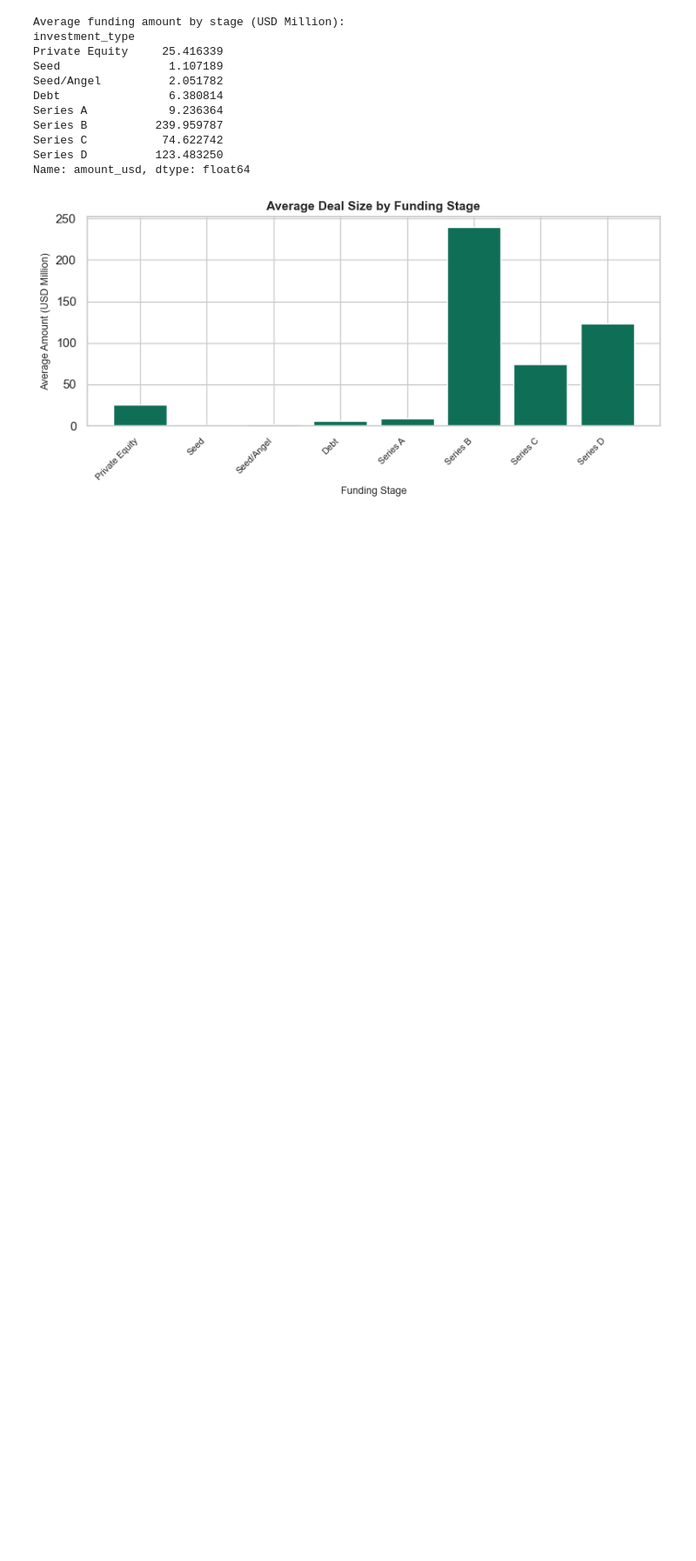
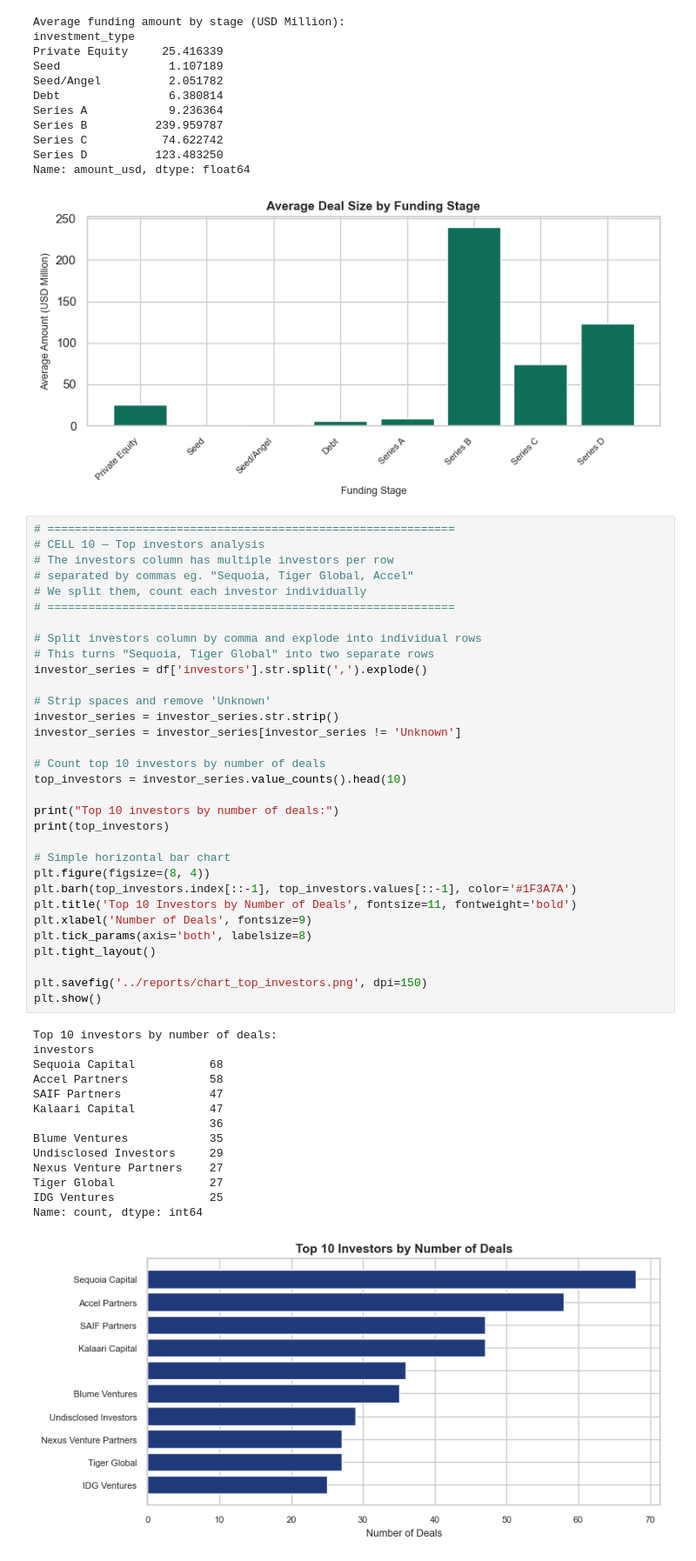
Before and after one commit to Harnoor0718/indian-startup-ecosystem-analysis, a Jupyter notebook: notebooks/02_eda_funding_trends.ipynb, the cells around one changed output. Shown at 87% size. Drawn from its saved outputs; the diff is of its cells as text; blank space fills up the shorter version.

Commit message:
feat: EDA notebook - investor analysis and year-over-year growth rate charts

```diff
--- a/notebooks/02_eda_funding_trends.ipynb
+++ b/notebooks/02_eda_funding_trends.ipynb
@@ -405,3 +405,50 @@ Series C           74.622742
 Series D          123.483250
 Name: amount_usd, dtype: float64
 [figure]
+# %%
+# ============================================================
+# CELL 10 — Top investors analysis
+# The investors column has multiple investors per row
+# separated by commas eg. "Sequoia, Tiger Global, Accel"
+# We split them, count each investor individually
+# ============================================================
+
+# Split investors column by comma and explode into individual rows
+# This turns "Sequoia, Tiger Global" into two separate rows
+investor_series = df['investors'].str.split(',').explode()
+
+# Strip spaces and remove 'Unknown'
+investor_series = investor_series.str.strip()
+investor_series = investor_series[investor_series != 'Unknown']
+
+# Count top 10 investors by number of deals
+top_investors = investor_series.value_counts().head(10)
+
+print("Top 10 investors by number of deals:")
+print(top_investors)
+
+# Simple horizontal bar chart
+plt.figure(figsize=(8, 4))
+plt.barh(top_investors.index[::-1], top_investors.values[::-1], color='#1F3A7A')
+plt.title('Top 10 Investors by Number of Deals', fontsize=11, fontweight='bold')
+plt.xlabel('Number of Deals', fontsize=9)
+plt.tick_params(axis='both', labelsize=8)
+plt.tight_layout()
+
+plt.savefig('../reports/chart_top_investors.png', dpi=150)
+plt.show()
+# %% [output]
+Top 10 investors by number of deals:
+investors
+Sequoia Capital           68
+Accel Partners            58
+SAIF Partners             47
+Kalaari Capital           47
+                          36
+Blume Ventures            35
+Undisclosed Investors     29
+Nexus Venture Partners    27
+Tiger Global              27
+IDG Ventures              25
+Name: count, dtype: int64
+[figure, added]
```
Also changed, not shown: parts of 1 cell of this notebook, 2 other files.
